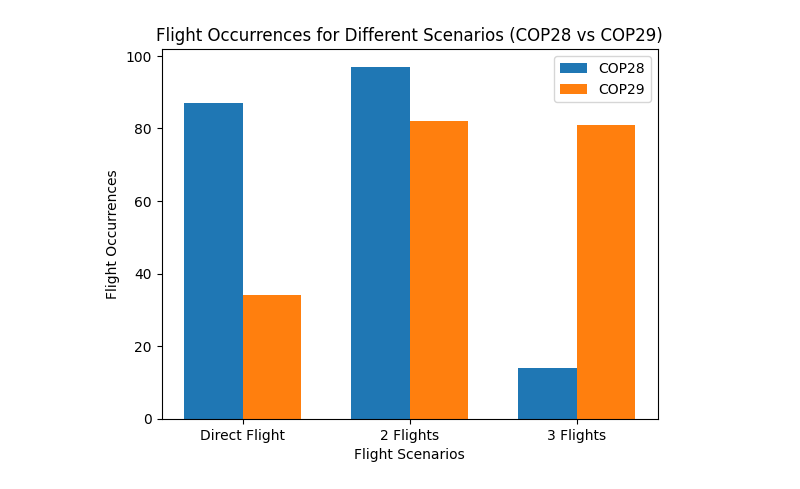
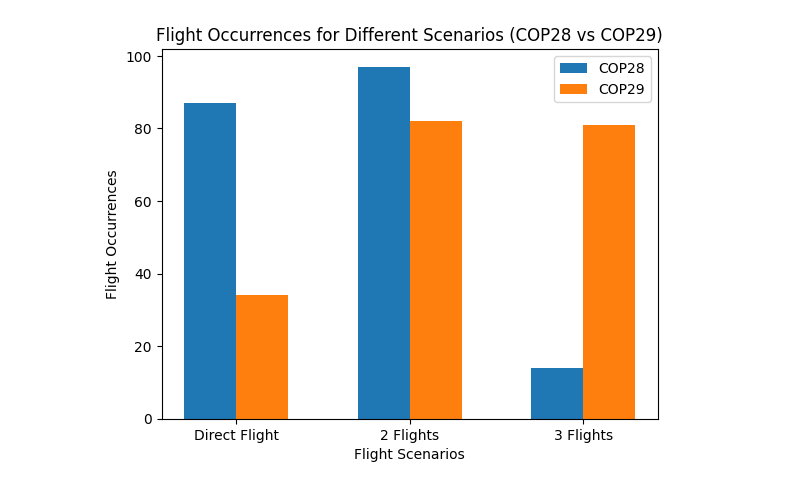
Before and after one commit to lukasschirren/COP_flight_analysis, a Jupyter notebook: graph_creation.ipynb, the cells around one changed output. Saved outputs shown, nothing was run; the diff lists cells and outputs as text; code cells hidden in the pictures.

Commit message:
Changing plots for presentation

```diff
--- a/graph_creation.ipynb
+++ b/graph_creation.ipynb
@@ -4,30 +4,30 @@ import numpy as np
 # %%
 # Example data
 occurrences_cop28 = [87, 97, 14]  # Occurrences for COP28: Direct Flight, 2 Flights, 3 Flights
 occurrences_cop29 = [34, 82, 81]  # Occurrences for COP29: Direct Flight, 2 Flights, 3 Flights
 scenarios = ['Direct Flight', '2 Flights', '3 Flights']
 
 # Define the width of the bars
-bar_width = 0.35
+bar_width = 0.3
 
 # Set the positions of the bars on the x-axis
 x = np.arange(len(scenarios))
 
 # Plotting
 plt.bar(x - bar_width/2, occurrences_cop28, width=bar_width, label='COP28')
 plt.bar(x + bar_width/2, occurrences_cop29, width=bar_width, label='COP29')
 
 # Adding labels
 plt.xlabel('Flight Scenarios')
 plt.ylabel('Flight Occurrences')
 plt.title('Flight Occurrences for Different Scenarios (COP28 vs COP29)')
 plt.xticks(x, scenarios)
 plt.legend()
 
 # Show plot
 plt.show()
 # %% [output]
-[figure, old version]
+[figure, new version]
 # %%
 import plotly.graph_objects as go
 
```
Also changed, not shown: 5 other files.
